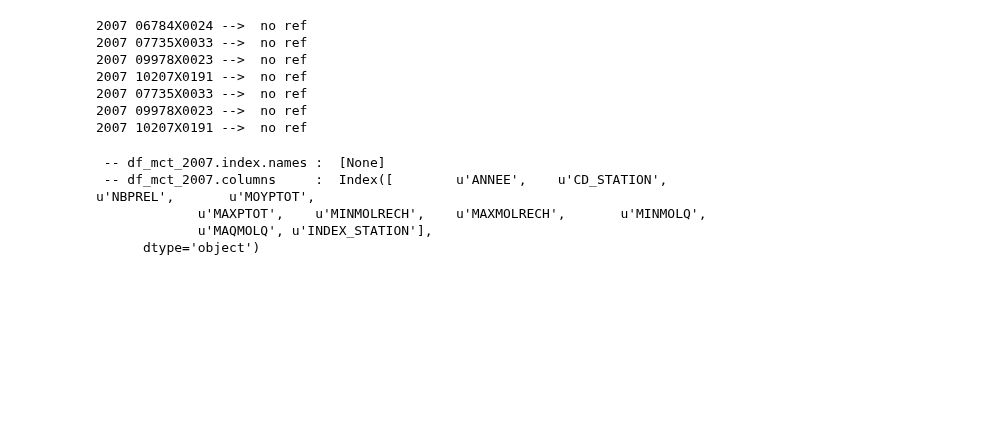
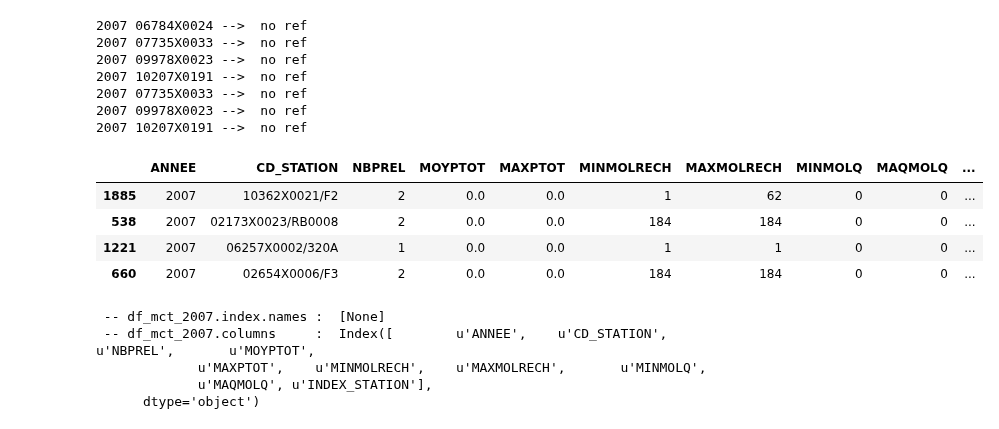
Before and after one commit to JulienParis/hydroviz, a Jupyter notebook: pesticides_analysis_03.ipynb, the cells around one changed output. Cells and saved outputs as stored; diff of their text form; code cells hidden in the pictures; blank space fills up the shorter version.

```diff
--- a/pesticides_analysis_03.ipynb
+++ b/pesticides_analysis_03.ipynb
@@ -910,6 +906,14 @@ df_mct_2007["INDEX_STATION"] = df_mct_2007.apply(add_indexStation, axis=1)
 2007 07735X0033 -->  no ref
 2007 09978X0023 -->  no ref
 2007 10207X0191 -->  no ref
+# %%
+df_mct_2007.sample(4)
+# %% [output]
+|  | ANNEE | CD_STATION | NBPREL | MOYPTOT | MAXPTOT | MINMOLRECH | MAXMOLRECH | MINMOLQ | MAQMOLQ | ... |
+| 1885 | 2007 | 10362X0021/F2 | 2 | 0.0 | 0.0 | 1 | 62 | 0 | 0 | ... |
+| 538 | 2007 | 02173X0023/RB0008 | 2 | 0.0 | 0.0 | 184 | 184 | 0 | 0 | ... |
+| 1221 | 2007 | 06257X0002/320A | 1 | 0.0 | 0.0 | 1 | 1 | 0 | 0 | ... |
+| 660 | 2007 | 02654X0006/F3 | 2 | 0.0 | 0.0 | 184 | 184 | 0 | 0 | ... |
 # %%
 #df_mct_2007.shape
 print " -- df_mct_2007.index.names : ", df_mct_2007.index.names
```
Also changed, not shown: parts of 4 cells of this notebook, 6 other files.
